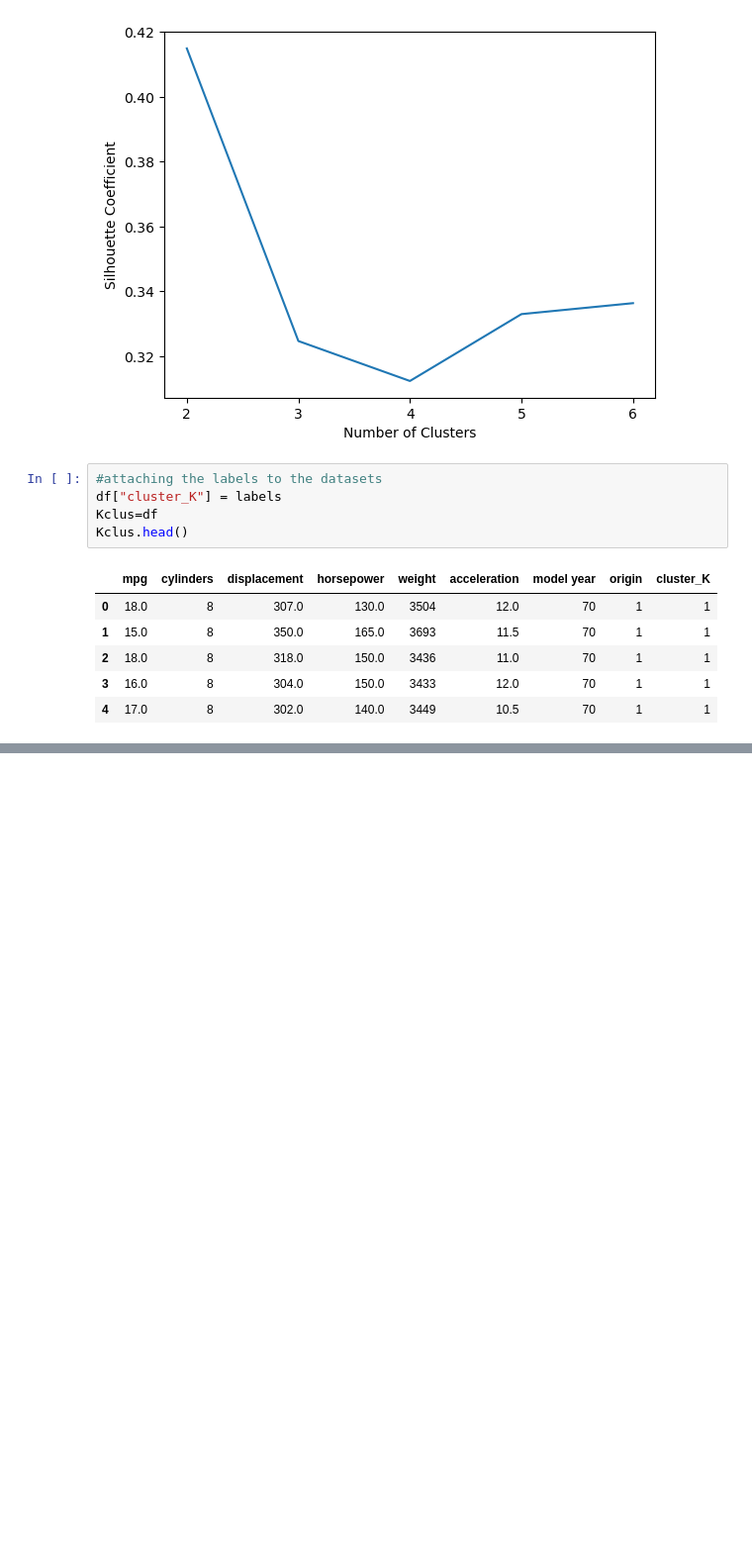
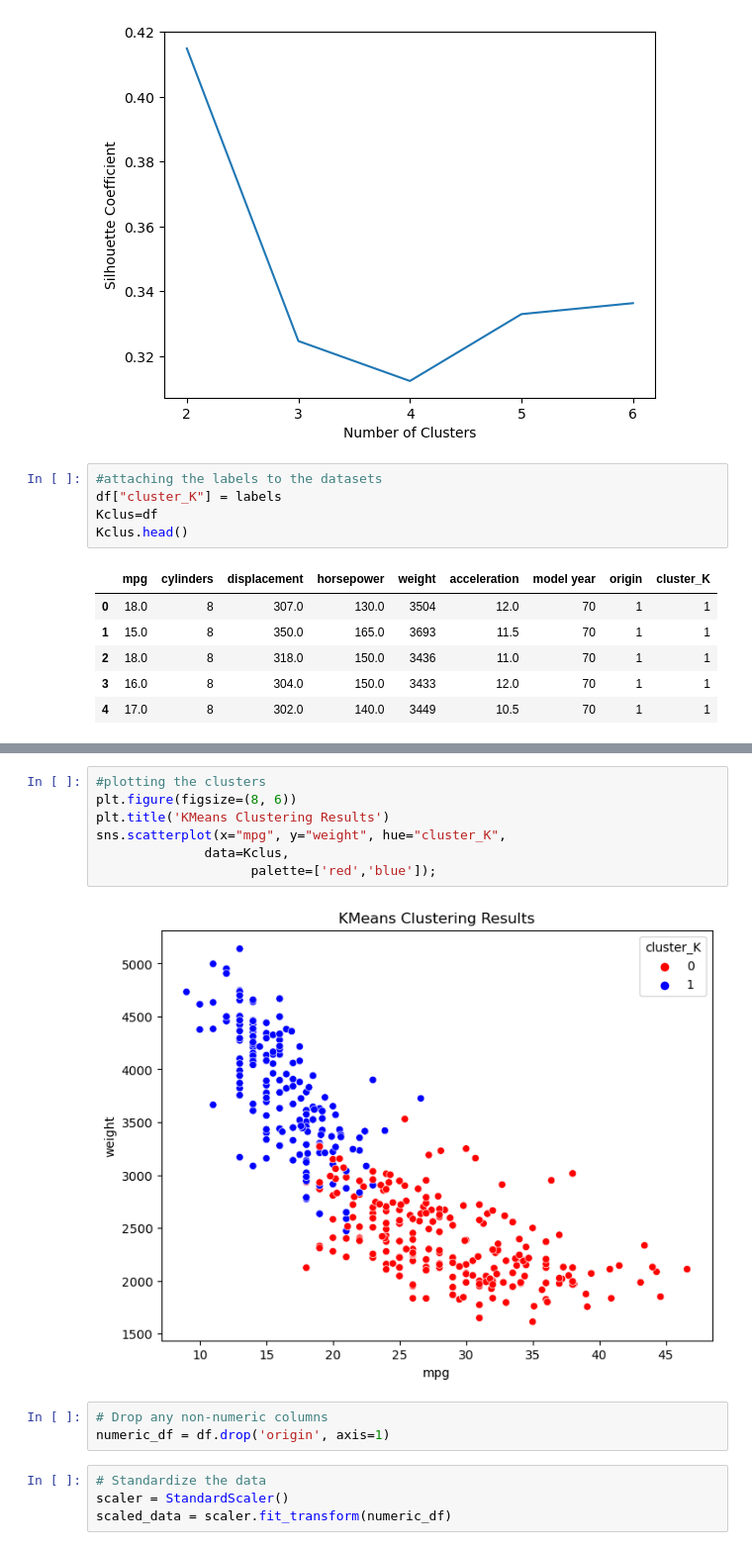
Before and after one commit to Amey1398/Unveiling-Efficiency-Patterns-in-Automobiles, a Jupyter notebook: code.ipynb, the cells around one changed output, grey strips where cells are left out. Shown at 99% size. Cells and saved outputs as stored; diff of their text form; blank space fills up the shorter version.

```diff
--- a/code.ipynb
+++ b/code.ipynb
@@ -333,0 +338,16 @@ sns.scatterplot(x="mpg", y="horsepower", hue="cluster_K",
+# %%
+#plotting the clusters
+plt.figure(figsize=(8, 6))
+plt.title('KMeans Clustering Results')
+sns.scatterplot(x="mpg", y="weight", hue="cluster_K",
+              data=Kclus,
+                    palette=['red','blue']);
+# %% [output]
+[figure, added]
+# %%
+# Drop any non-numeric columns
+numeric_df = df.drop('origin', axis=1)
+# %%
+# Standardize the data
+scaler = StandardScaler()
+scaled_data = scaler.fit_transform(numeric_df)
```
Also changed, not shown: parts of 8 cells of this notebook.
